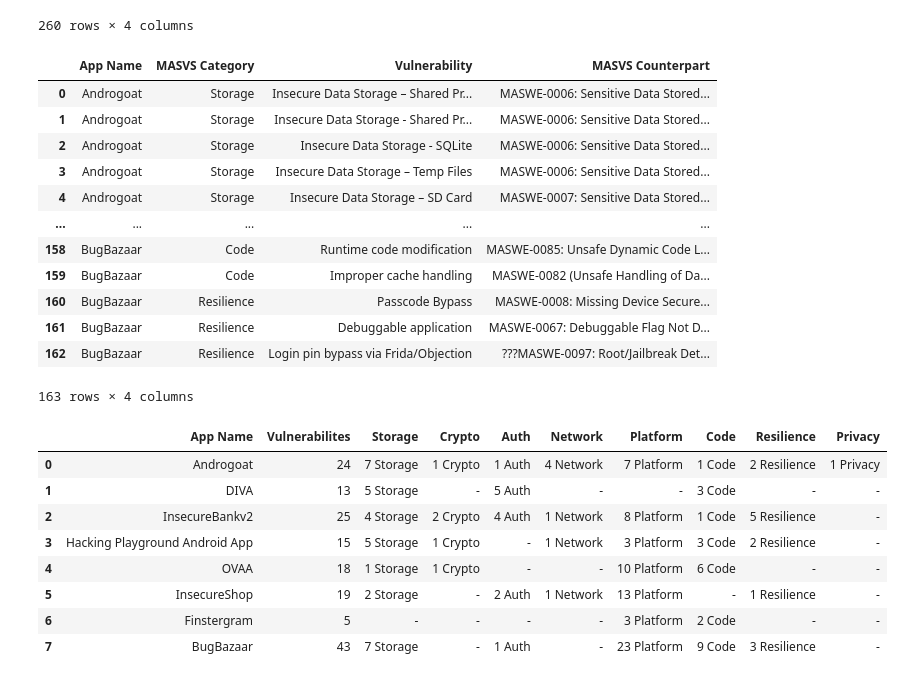
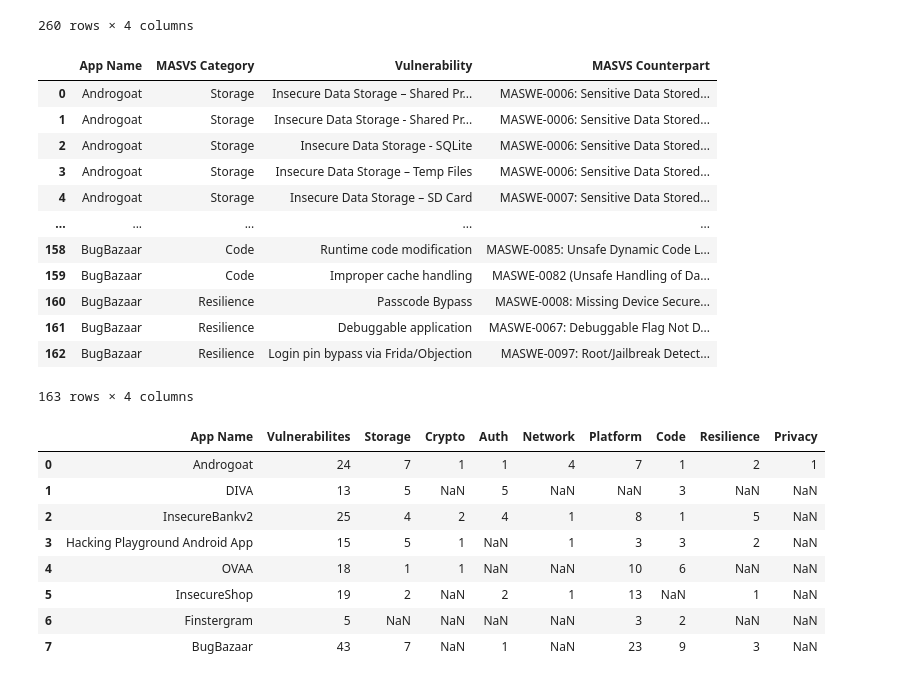
Before and after one commit to domi-cmd/Reference_Application_for_OWASP_MASTG, a Jupyter notebook: dev_documents/seminar_thesis/reference_apps/data_manipulation/raw_to_csv_converter.ipynb, the cells around one changed output. Saved outputs shown, nothing was run; the diff lists cells and outputs as text; code cells hidden in the pictures.

Commit message:
Started work on the graphs, ironed out some minor details in the cleaning process of the data

```diff
--- a/dev_documents/seminar_thesis/reference_apps/data_manipulation/raw_to_csv_converter.ipynb
+++ b/dev_documents/seminar_thesis/reference_apps/data_manipulation/raw_to_csv_converter.ipynb
@@ -177,6 +178,9 @@ specific_data_df = specific_data_df[specific_data_df["Vulnerability"] != "-"]
 # Reset the index to a meaningful one, considering the now removed values
 specific_data_df.reset_index(drop=True, inplace=True)
 
+# Strip leading and ending question marks from "MASVS Counterpart" column
+specific_data_df["MASVS Counterpart"] = specific_data_df["MASVS Counterpart"].str.strip("?")
+
 display(specific_data_df)
 # %% [output]
 |  | App Name | MASVS Category | Vulnerability | MASVS Counterpart |
@@ -190,7 +194,7 @@ display(specific_data_df)
 | 159 | BugBazaar | Code | Improper cache handling | MASWE-0082 (Unsafe Handling of Da... |
 | 160 | BugBazaar | Resilience | Passcode Bypass | MASWE-0008: Missing Device Secure... |
 | 161 | BugBazaar | Resilience | Debuggable application | MASWE-0067: Debuggable Flag Not D... |
-| 162 | BugBazaar | Resilience | Login pin bypass via Frida/Objection | ???MASWE-0097: Root/Jailbreak Det... |
+| 162 | BugBazaar | Resilience | Login pin bypass via Frida/Objection | MASWE-0097: Root/Jailbreak Detect... |
 163 rows × 4 columns
 # %%
 # Export cleaned CSV file
@@ -202,45 +206,48 @@ uncleaned_overview_data = open("../data/overview_data_uncleaned.txt").read()
 
 # Split data into seperate rows
 overview_data_rows = uncleaned_overview_data.split("\n")
 
 # Store data in a csv file, using the "|" as seperators
 with open("../data/overview_data_uncleaned.csv", "w", newline="") as file:
     writer = csv.writer(file)
     for row in overview_data_rows:
         # Split rows on "|" and write them to the csv file
         writer.writerow(row.split("|"))
 
 # Convert it to a pandas dataframe
 overview_data_df = pd.read_csv("../data/overview_data_uncleaned.csv")
 
 # Drop first and last column and first (empty) row
 overview_data_df.drop(["Unnamed: 0", " "], axis=1, inplace=True)
 overview_data_df.drop(0, inplace=True)
 
-# Strip column names of whitepaces
-overview_data_df = strip_df_whitespaces(overview_data_df)
-
-# Add uniform missing values sign
-for column in overview_data_df.columns:
-    overview_data_df.loc[overview_data_df[column] == "", column] = "-"
-
 # Remove "#" from Vulnerabilities column
 overview_data_df.columns = overview_data_df.columns.str.replace("#", "")
 
 # Reset index to a meaningful one
 overview_data_df.reset_index(drop=True, inplace=True)
 
+# Remove redundant string parts of data values
+for column_name in overview_data_df.columns[2:]:
+    overview_data_df[column_name] = overview_data_df[column_name].str.strip(column_name)
+
+# Strip column names and data values of whitepaces
+overview_data_df = strip_df_whitespaces(overview_data_df)
+
+# Add uniform missing values sign
+overview_data_df.replace("", np.nan, inplace=True)
+
 display(overview_data_df)
 
 # Export cleaned df to csv
 overview_data_df.to_csv("../data/overview_data_cleaned.csv", index=False)
 # %% [output]
 |  | App Name | Vulnerabilites | Storage | Crypto | Auth | Network | Platform | Code | Resilience | Privacy |
-| 0 | Androgoat | 24 | 7 Storage | 1 Crypto | 1 Auth | 4 Network | 7 Platform | 1 Code | 2 Resilience | 1 Privacy |
-| 1 | DIVA | 13 | 5 Storage | - | 5 Auth | - | - | 3 Code | - | - |
-| 2 | InsecureBankv2 | 25 | 4 Storage | 2 Crypto | 4 Auth | 1 Network | 8 Platform | 1 Code | 5 Resilience | - |
-| 3 | Hacking Playground Android App | 15 | 5 Storage | 1 Crypto | - | 1 Network | 3 Platform | 3 Code | 2 Resilience | - |
-| 4 | OVAA | 18 | 1 Storage | 1 Crypto | - | - | 10 Platform | 6 Code | - | - |
-| 5 | InsecureShop | 19 | 2 Storage | - | 2 Auth | 1 Network | 13 Platform | - | 1 Resilience | - |
-| 6 | Finstergram | 5 | - | - | - | - | 3 Platform | 2 Code | - | - |
-| 7 | BugBazaar | 43 | 7 Storage | - | 1 Auth | - | 23 Platform | 9 Code | 3 Resilience | - |
+| 0 | Androgoat | 24 | 7 | 1 | 1 | 4 | 7 | 1 | 2 | 1 |
+| 1 | DIVA | 13 | 5 | NaN | 5 | NaN | NaN | 3 | NaN | NaN |
+| 2 | InsecureBankv2 | 25 | 4 | 2 | 4 | 1 | 8 | 1 | 5 | NaN |
+| 3 | Hacking Playground Android App | 15 | 5 | 1 | NaN | 1 | 3 | 3 | 2 | NaN |
+| 4 | OVAA | 18 | 1 | 1 | NaN | NaN | 10 | 6 | NaN | NaN |
+| 5 | InsecureShop | 19 | 2 | NaN | 2 | 1 | 13 | NaN | 1 | NaN |
+| 6 | Finstergram | 5 | NaN | NaN | NaN | NaN | 3 | 2 | NaN | NaN |
+| 7 | BugBazaar | 43 | 7 | NaN | 1 | NaN | 23 | 9 | 3 | NaN |
```
Also changed, not shown: parts of 1 cell of this notebook, 3 other files.
